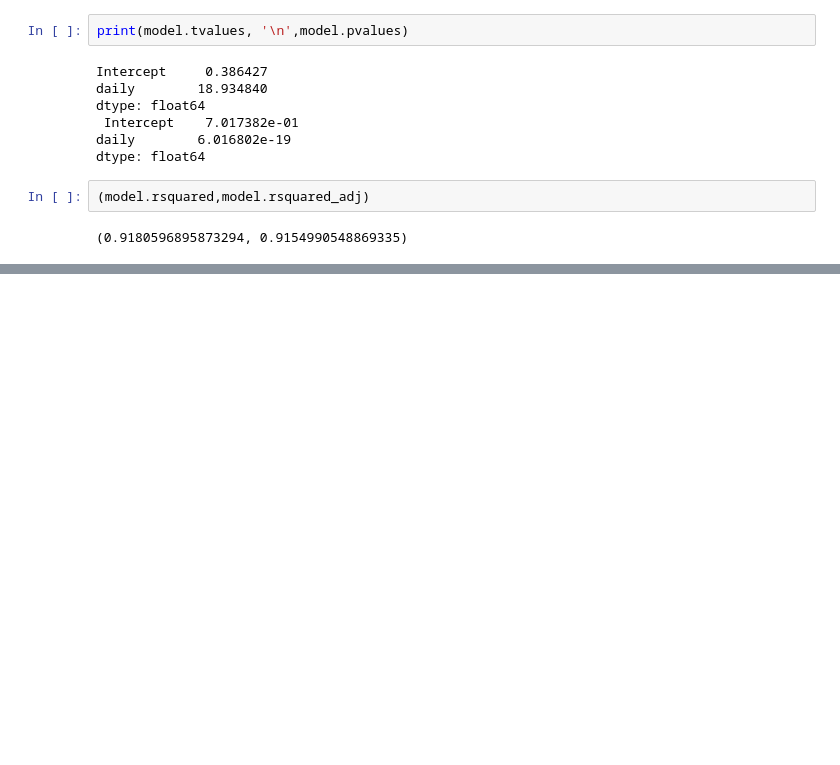
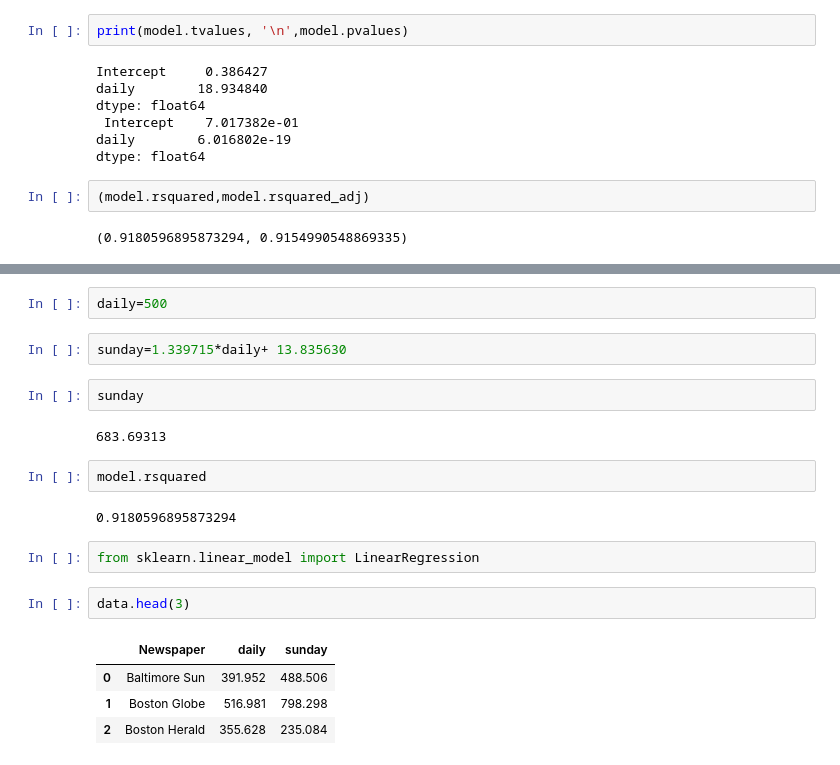
Before and after one commit to kathyayanimadas/python-basics, a Jupyter notebook: 3feb.ipynb, the cells around one changed output, grey strips where cells are left out. Drawn from its saved outputs; the diff is of its cells as text; blank space fills up the shorter version.

```diff
--- a/3feb.ipynb
+++ b/3feb.ipynb
@@ -252,0 +266,21 @@ dtype: float64
+# %%
+daily=500
+# %%
+sunday=1.339715*daily+ 13.835630
+# %%
+sunday
+# %% [output]
+683.69313
+# %%
+model.rsquared
+# %% [output]
+0.9180596895873294
+# %%
+from sklearn.linear_model import LinearRegression
+# %%
+data.head(3)
+# %% [output]
+|  | Newspaper | daily | sunday |
+| 0 | Baltimore Sun | 391.952 | 488.506 |
+| 1 | Boston Globe | 516.981 | 798.298 |
+| 2 | Boston Herald | 355.628 | 235.084 |
```
Also changed, not shown: parts of 7 cells of this notebook.
